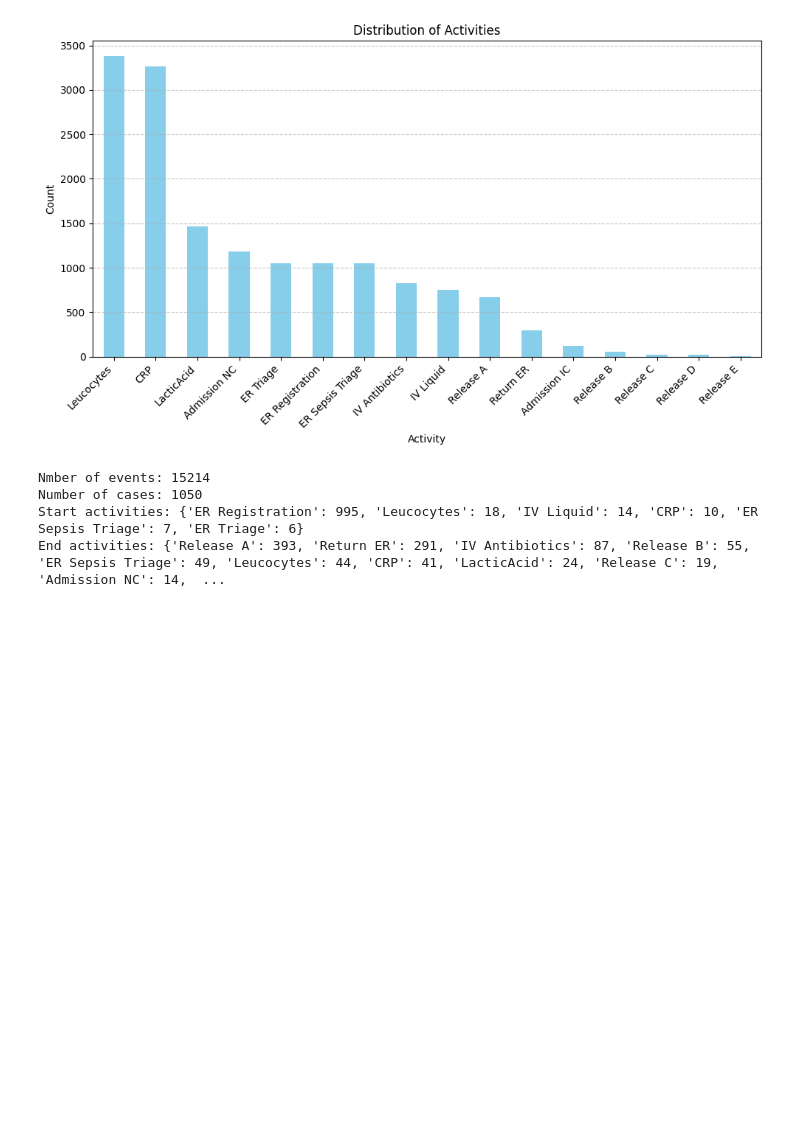
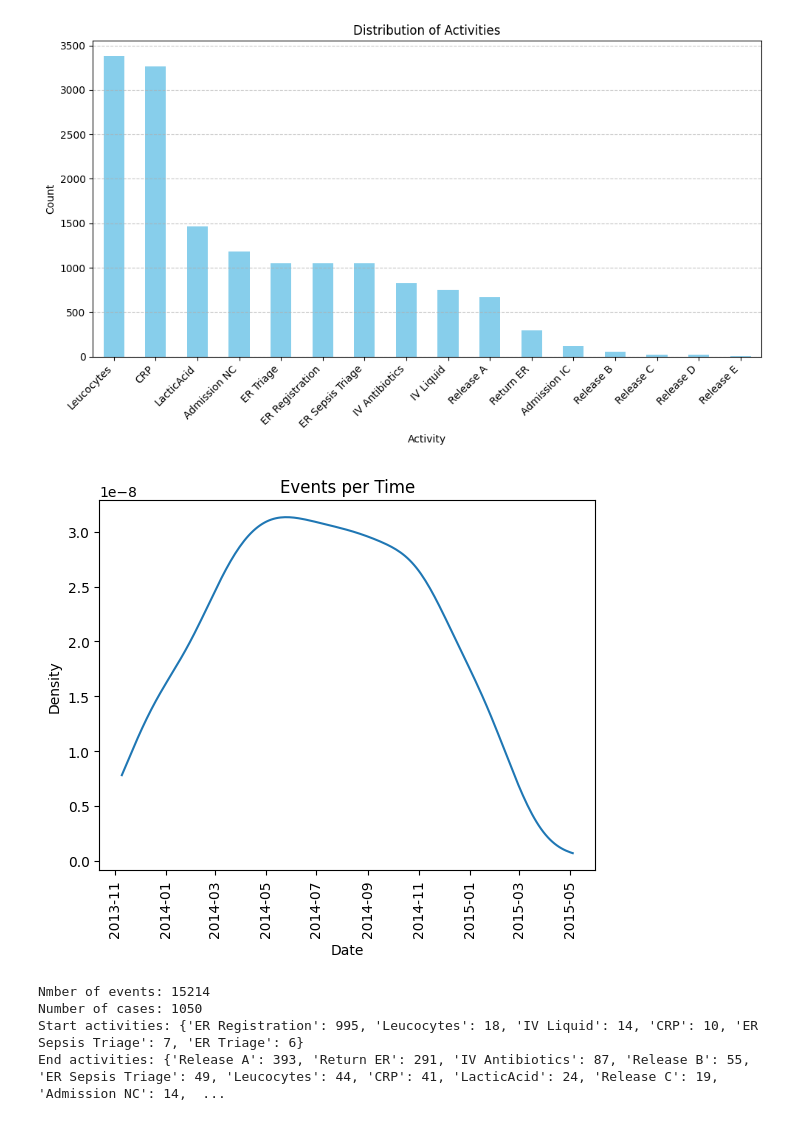
Before and after one commit to LukaszSzarecki/bis-project, a Jupyter notebook: filtering.ipynb, the cells around one changed output. Saved outputs shown, nothing was run; the diff lists cells and outputs as text; code cells hidden in the pictures; blank space fills up the shorter version.

```diff
--- a/filtering.ipynb
+++ b/filtering.ipynb
@@ -65,6 +65,11 @@ plt.tight_layout()
 plt.show()
 # %% [output]
 [figure]
+# %%
+pm4py.view_events_per_time_graph(log_df, format='png', activity_key='concept:name',
+                                 case_id_key='case:concept:name', timestamp_key='time:timestamp')
+# %% [output]
+[figure, added]
 # %%
 num_events = len(log_df)
 num_cases = len(log_df['case:concept:name'].unique())
```
Also changed, not shown: parts of 8 cells of this notebook, 14 other files.
